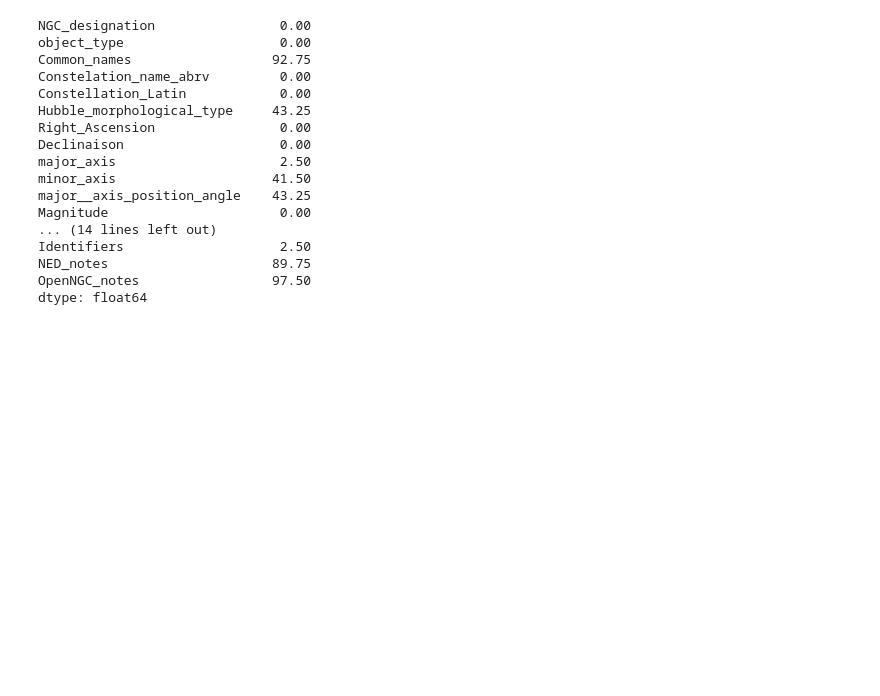
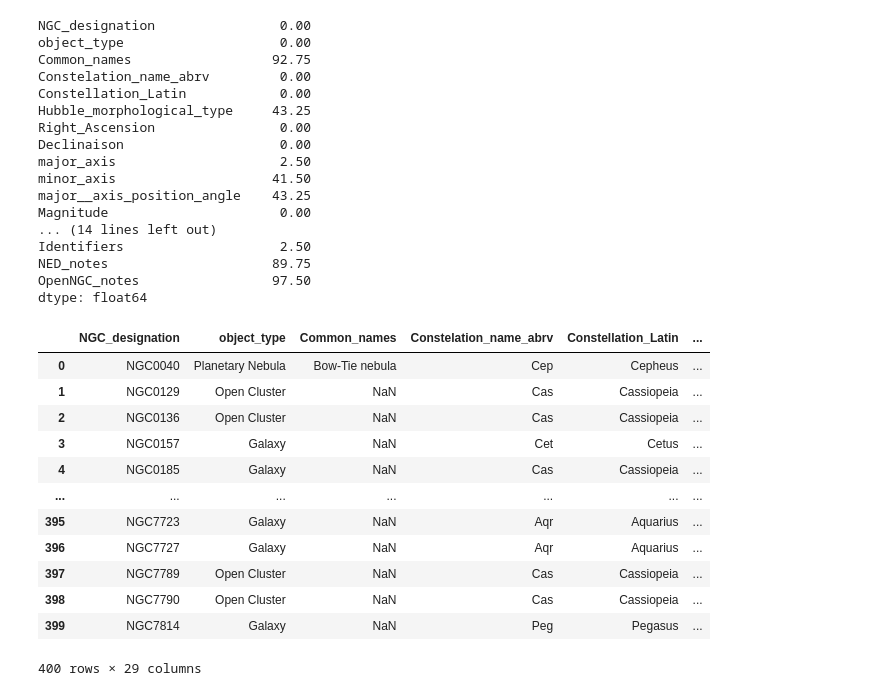
Before and after one commit to lyes1/Galaxie-Catalogue, a Jupyter notebook: 2_Data_preparation/catalogues_merge.ipynb, the cells around one changed output. Cells and saved outputs as stored; diff of their text form; code cells hidden in the pictures; blank space fills up the shorter version.

```diff
--- a/2_Data_preparation/catalogues_merge.ipynb
+++ b/2_Data_preparation/catalogues_merge.ipynb
@@ -813,3 +813,19 @@ Identifiers                    2.50
 NED_notes                     89.75
 OpenNGC_notes                 97.50
 dtype: float64
+# %%
+Herschel400_catalogue_final
+# %% [output]
+|  | NGC_designation | object_type | Common_names | Constelation_name_abrv | Constellation_Latin | ... |
+| 0 | NGC0040 | Planetary Nebula | Bow-Tie nebula | Cep | Cepheus | ... |
+| 1 | NGC0129 | Open Cluster | NaN | Cas | Cassiopeia | ... |
+| 2 | NGC0136 | Open Cluster | NaN | Cas | Cassiopeia | ... |
+| 3 | NGC0157 | Galaxy | NaN | Cet | Cetus | ... |
+| 4 | NGC0185 | Galaxy | NaN | Cas | Cassiopeia | ... |
+| ... | ... | ... | ... | ... | ... | ... |
+| 395 | NGC7723 | Galaxy | NaN | Aqr | Aquarius | ... |
+| 396 | NGC7727 | Galaxy | NaN | Aqr | Aquarius | ... |
+| 397 | NGC7789 | Open Cluster | NaN | Cas | Cassiopeia | ... |
+| 398 | NGC7790 | Open Cluster | NaN | Cas | Cassiopeia | ... |
+| 399 | NGC7814 | Galaxy | NaN | Peg | Pegasus | ... |
+400 rows × 29 columns
```
Also changed, not shown: 15 other files.
